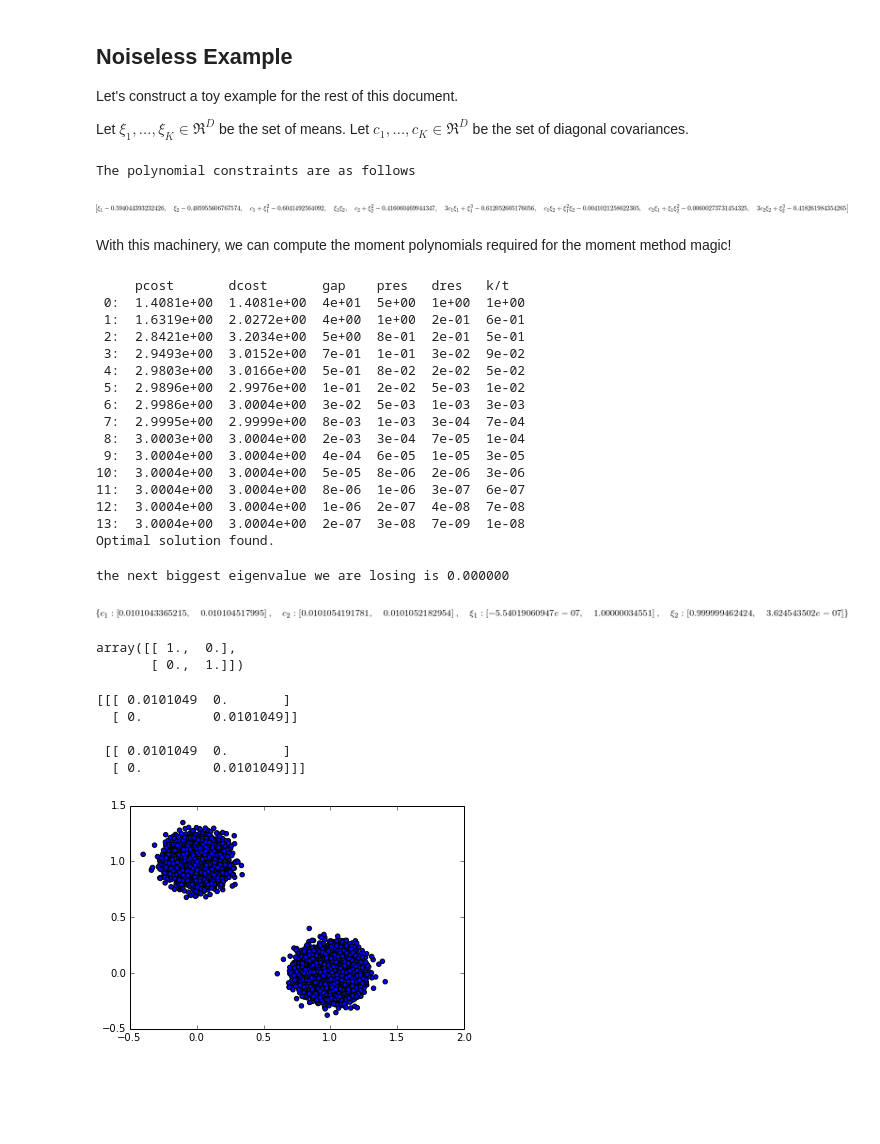
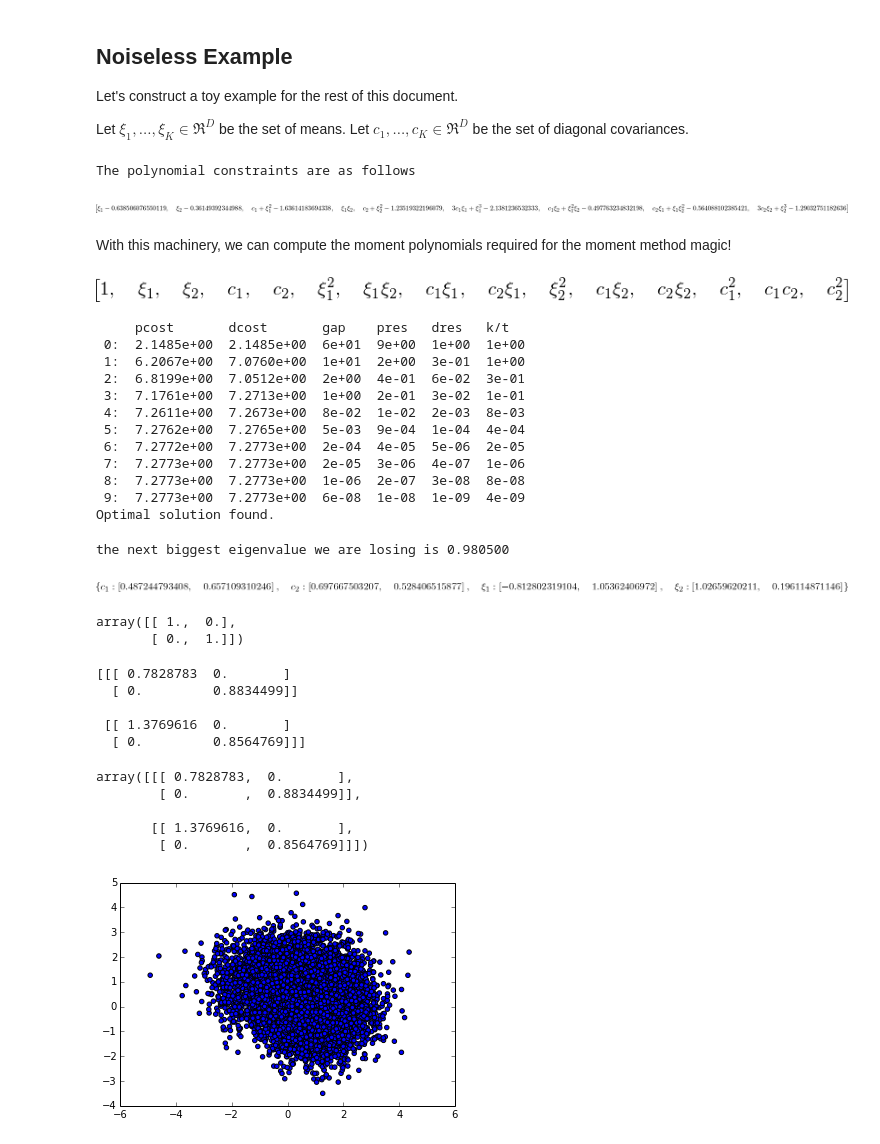
Before and after one commit to sidaw/polymom, a Jupyter notebook: MixtureOfGaussians.ipynb, the cells around one changed output. Drawn from its saved outputs; the diff is of its cells as text; code cells hidden in the pictures; blank space fills up the shorter version.

```diff
--- a/MixtureOfGaussians.ipynb
+++ b/MixtureOfGaussians.ipynb
@@ -31,7 +31,8 @@ Let $\xi_1, ..., \xi_K \in \Re^D$ be the set of means. Let $c_1, ..., c_K \in \R
 # %%
 k = 2
 d = 2
-gm = models.GaussianMixtureModel.generate('', k, d)
+sc.random.seed(101)
+gm = models.GaussianMixtureModel.generate('', k, d, means='hypercube', cov='diagonal')
 deg = 3
 constraints = gm.polymom_all_constraints(deg)
 xis = gm.sym_means
@@ -41,37 +42,36 @@ print 'The polynomial constraints are as follows'
 display(constraints)
 # %% [output]
 The polynomial constraints are as follows
-[figure, old version]
+[figure, new version]
 # %% [markdown]
 With this machinery, we can compute the moment polynomials required for the moment method magic!
 # %%
 MM = mp.MomentMatrix(2, sym_all, morder='grevlex')
+display(MM.row_monos)
+# %% [output]
+[figure, added]
 # %%
 cin = mp.solvers.get_cvxopt_inputs(MM, constraints)
 solsdp = cvxopt.solvers.sdp(cin['c'], Gs=cin['G'], hs=cin['h'], A=cin['A'], b=cin['b'])
 # %% [output]
      pcost       dcost       gap    pres   dres   k/t
- 0:  1.4081e+00  1.4081e+00  4e+01  5e+00  1e+00  1e+00
- 1:  1.6319e+00  2.0272e+00  4e+00  1e+00  2e-01  6e-01
- 2:  2.8421e+00  3.2034e+00  5e+00  8e-01  2e-01  5e-01
- 3:  2.9493e+00  3.0152e+00  7e-01  1e-01  3e-02  9e-02
- 4:  2.9803e+00  3.0166e+00  5e-01  8e-02  2e-02  5e-02
- 5:  2.9896e+00  2.9976e+00  1e-01  2e-02  5e-03  1e-02
- 6:  2.9986e+00  3.0004e+00  3e-02  5e-03  1e-03  3e-03
- 7:  2.9995e+00  2.9999e+00  8e-03  1e-03  3e-04  7e-04
- 8:  3.0003e+00  3.0004e+00  2e-03  3e-04  7e-05  1e-04
- 9:  3.0004e+00  3.0004e+00  4e-04  6e-05  1e-05  3e-05
-10:  3.0004e+00  3.0004e+00  5e-05  8e-06  2e-06  3e-06
-11:  3.0004e+00  3.0004e+00  8e-06  1e-06  3e-07  6e-07
-12:  3.0004e+00  3.0004e+00  1e-06  2e-07  4e-08  7e-08
-13:  3.0004e+00  3.0004e+00  2e-07  3e-08  7e-09  1e-08
+ 0:  2.1485e+00  2.1485e+00  6e+01  9e+00  1e+00  1e+00
+ 1:  6.2067e+00  7.0760e+00  1e+01  2e+00  3e-01  1e+00
+ 2:  6.8199e+00  7.0512e+00  2e+00  4e-01  6e-02  3e-01
+ 3:  7.1761e+00  7.2713e+00  1e+00  2e-01  3e-02  1e-01
+ 4:  7.2611e+00  7.2673e+00  8e-02  1e-02  2e-03  8e-03
+ 5:  7.2762e+00  7.2765e+00  5e-03  9e-04  1e-04  4e-04
+ 6:  7.2772e+00  7.2773e+00  2e-04  4e-05  5e-06  2e-05
+ 7:  7.2773e+00  7.2773e+00  2e-05  3e-06  4e-07  1e-06
+ 8:  7.2773e+00  7.2773e+00  1e-06  2e-07  3e-08  8e-08
+ 9:  7.2773e+00  7.2773e+00  6e-08  1e-08  1e-09  4e-09
 Optimal solution found.
 # %%
 solmom = mp.extractors.extract_solutions_lasserre(MM, solsdp['x'], Kmax = k)
 display(solmom)
 # %% [output]
-the next biggest eigenvalue we are losing is 0.000000
+the next biggest eigenvalue we are losing is 0.980500
-[figure, old version]
+[figure, new version]
 # %%
 display(gm.means)
 # %% [output]
@@ -81,16 +81,25 @@ array([[ 1.,  0.],
 np.set_printoptions(precision=7)
 print  gm.sigmas
 # %% [output]
-[[[ 0.0101049  0.       ]
-  [ 0.         0.0101049]]
+[[[ 0.7828783  0.       ]
+  [ 0.         0.8834499]]
 
- [[ 0.0101049  0.       ]
-  [ 0.         0.0101049]]]
+ [[ 1.3769616  0.       ]
+  [ 0.         0.8564769]]]
 # %%
 N = 10000
 X = gm.sample(N)
 import matplotlib.pyplot as plt
 %matplotlib inline
+randdir = np.random.randn(d,2)
+Y = X.dot(randdir)
+
 plt.scatter(X[:,0], X[:,1]);
+gm.sigmas
 # %% [output]
+array([[[ 0.7828783,  0.       ],
+        [ 0.       ,  0.8834499]],
+
+       [[ 1.3769616,  0.       ],
+        [ 0.       ,  0.8564769]]])
-[figure, old version]
+[figure, new version]
```
Also changed, not shown: 4 other files.
